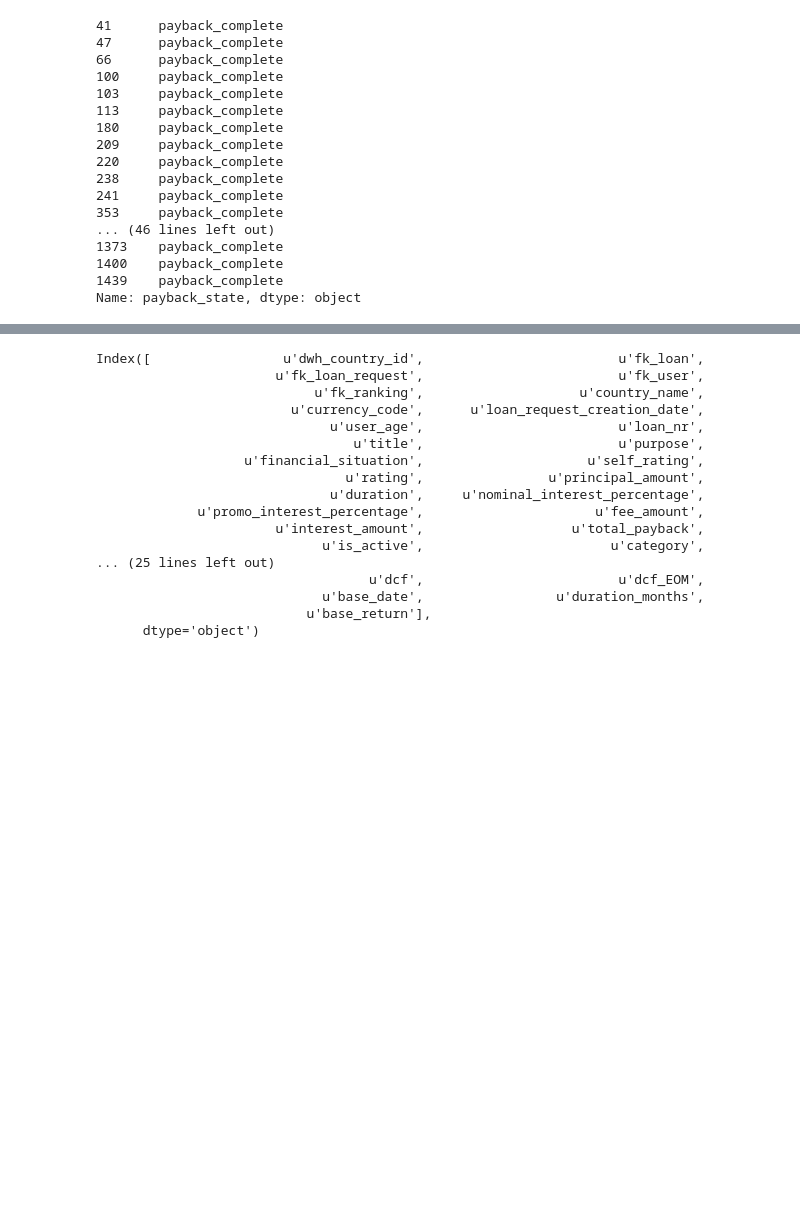
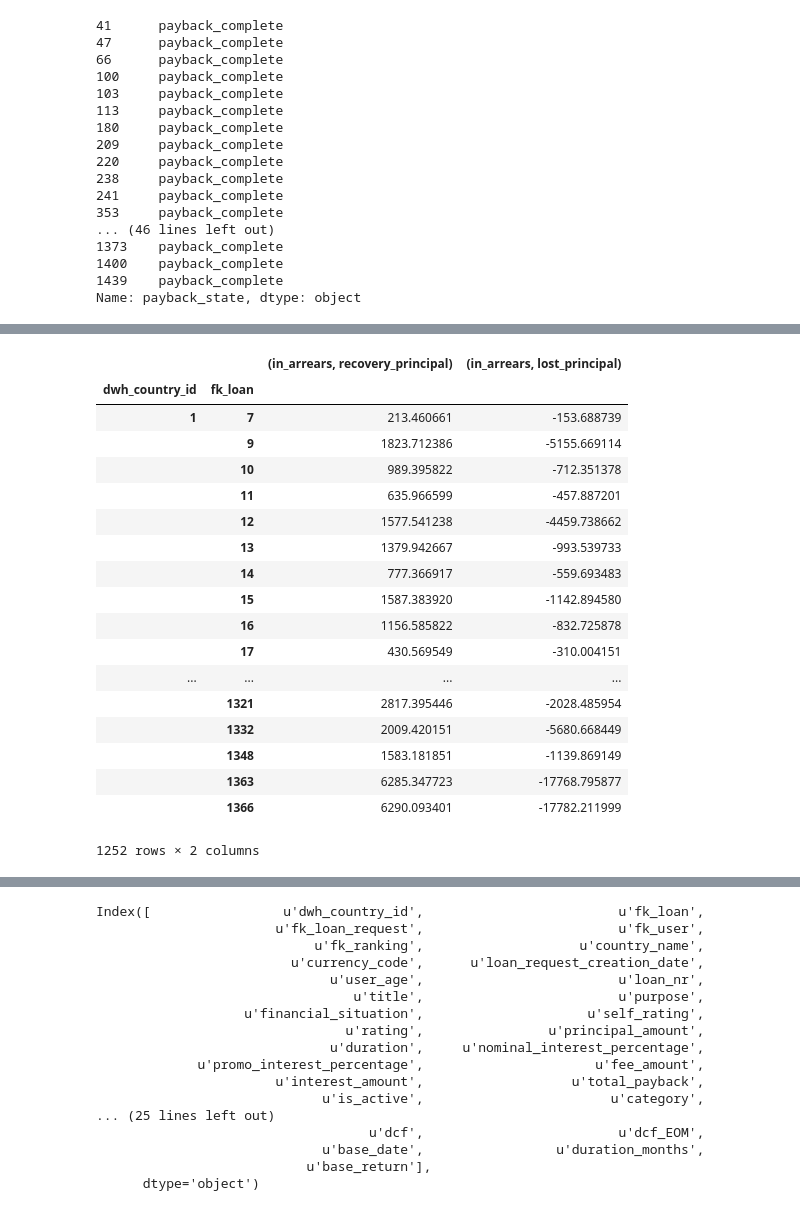
Before and after one commit to seanv507/lendico, a Jupyter notebook: Projects/Returns/src/returns01.ipynb, the cells around one changed output, grey strips where cells are left out. Cells and saved outputs as stored; diff of their text form; code cells hidden in the pictures; blank space fills up the shorter version.

```diff
--- a/Projects/Returns/src/returns01.ipynb
+++ b/Projects/Returns/src/returns01.ipynb
@@ -568,0 +679,22 @@ z1=xirrs_all[('dwh_country_id', 'fk_loan')].xs('2015-05-31').merge(
+# %%
+z1.loc[:,cols_reqd[36:38]]
+# %% [output]
+|  |  | (in_arrears, recovery_principal) | (in_arrears, lost_principal) |
+| dwh_country_id | fk_loan |  |  |
+| 1 | 7 | 213.460661 | -153.688739 |
+|  | 9 | 1823.712386 | -5155.669114 |
+|  | 10 | 989.395822 | -712.351378 |
+|  | 11 | 635.966599 | -457.887201 |
+|  | 12 | 1577.541238 | -4459.738662 |
+|  | 13 | 1379.942667 | -993.539733 |
+|  | 14 | 777.366917 | -559.693483 |
+|  | 15 | 1587.383920 | -1142.894580 |
+|  | 16 | 1156.585822 | -832.725878 |
+|  | 17 | 430.569549 | -310.004151 |
+| ... | ... | ... | ... |
+|  | 1321 | 2817.395446 | -2028.485954 |
+|  | 1332 | 2009.420151 | -5680.668449 |
+|  | 1348 | 1583.181851 | -1139.869149 |
+|  | 1363 | 6285.347723 | -17768.795877 |
+|  | 1366 | 6290.093401 | -17782.211999 |
+1252 rows × 2 columns
```
Also changed, not shown: parts of 53 cells of this notebook, 4 other files.
